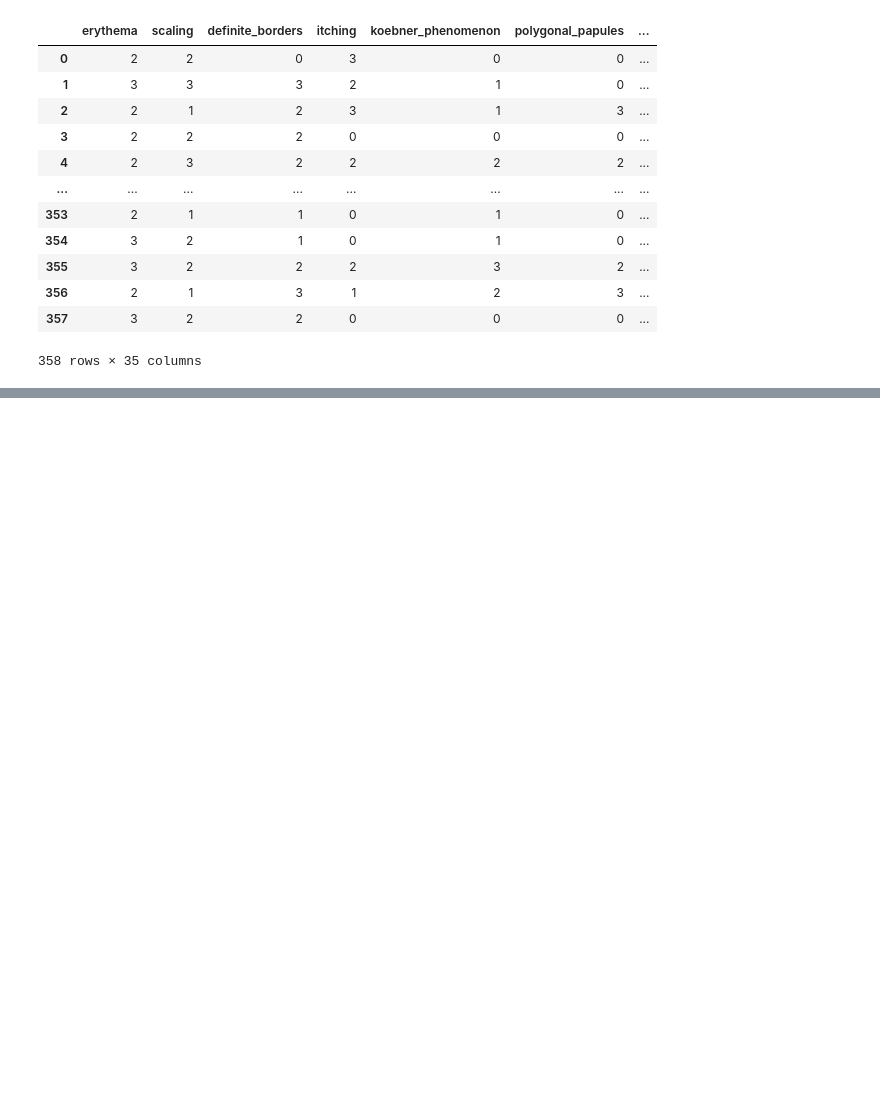
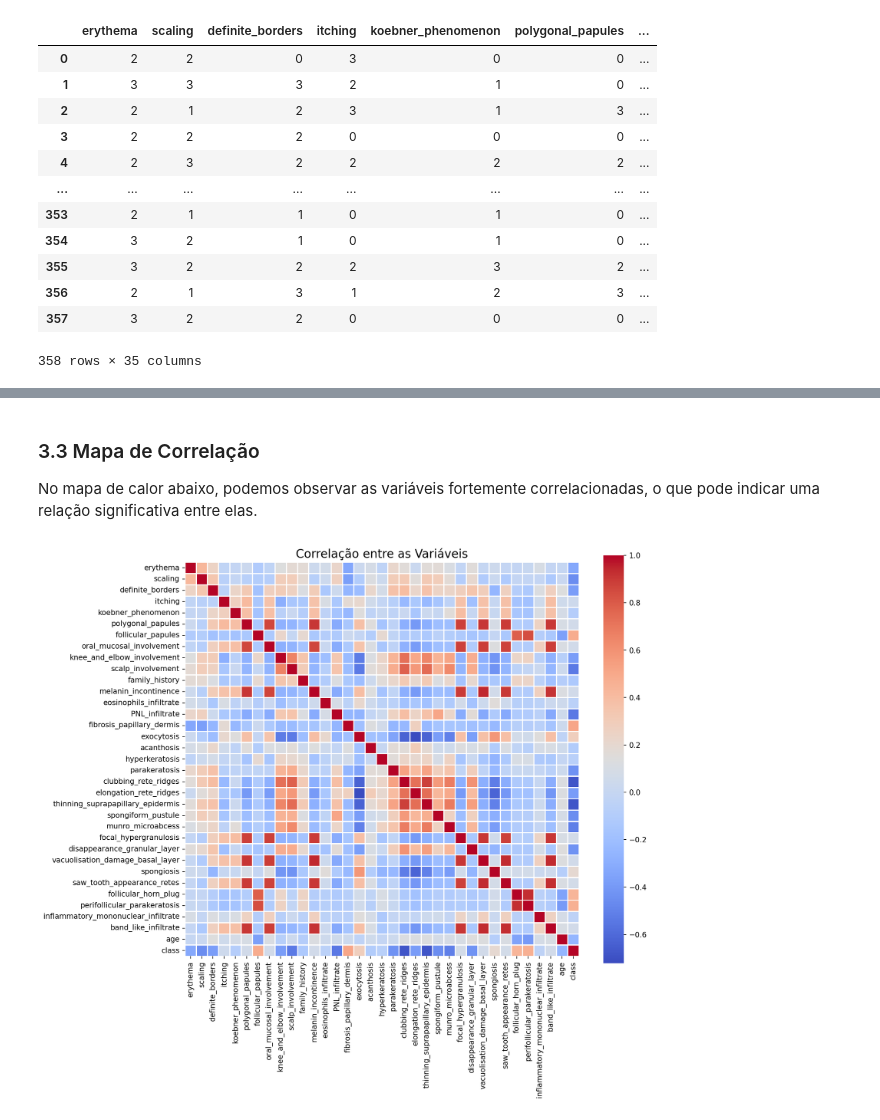
Before and after one commit to CrisNakamura/projeto_deteccao_eritemato-escamosa, a Jupyter notebook: notebooks/EDA.ipynb, the cells around one changed output, grey strips where cells are left out. Drawn from its saved outputs; the diff is of its cells as text; code cells hidden in the pictures; blank space fills up the shorter version.

```diff
--- a/notebooks/EDA.ipynb
+++ b/notebooks/EDA.ipynb
@@ -255,0 +299,13 @@ Após o tratamento, o dataset possui 358 linhas e 35 colunas
+# %% [markdown]
+### 3.3 Mapa de Correlação
+
+No mapa de calor abaixo, podemos observar as variáveis fortemente correlacionadas, o que pode indicar uma relação significativa entre elas.
+# %%
+corr_matrix = df.corr()
+
+plt.figure(figsize=(12, 10))
+sns.heatmap(corr_matrix, cmap='coolwarm', cbar=True, square=True, linewidths=.5)
+plt.title('Correlação entre as Variáveis', fontsize=16)
+plt.show()
+# %% [output]
+[figure, added]
```
Also changed, not shown: parts of 10 cells of this notebook.
